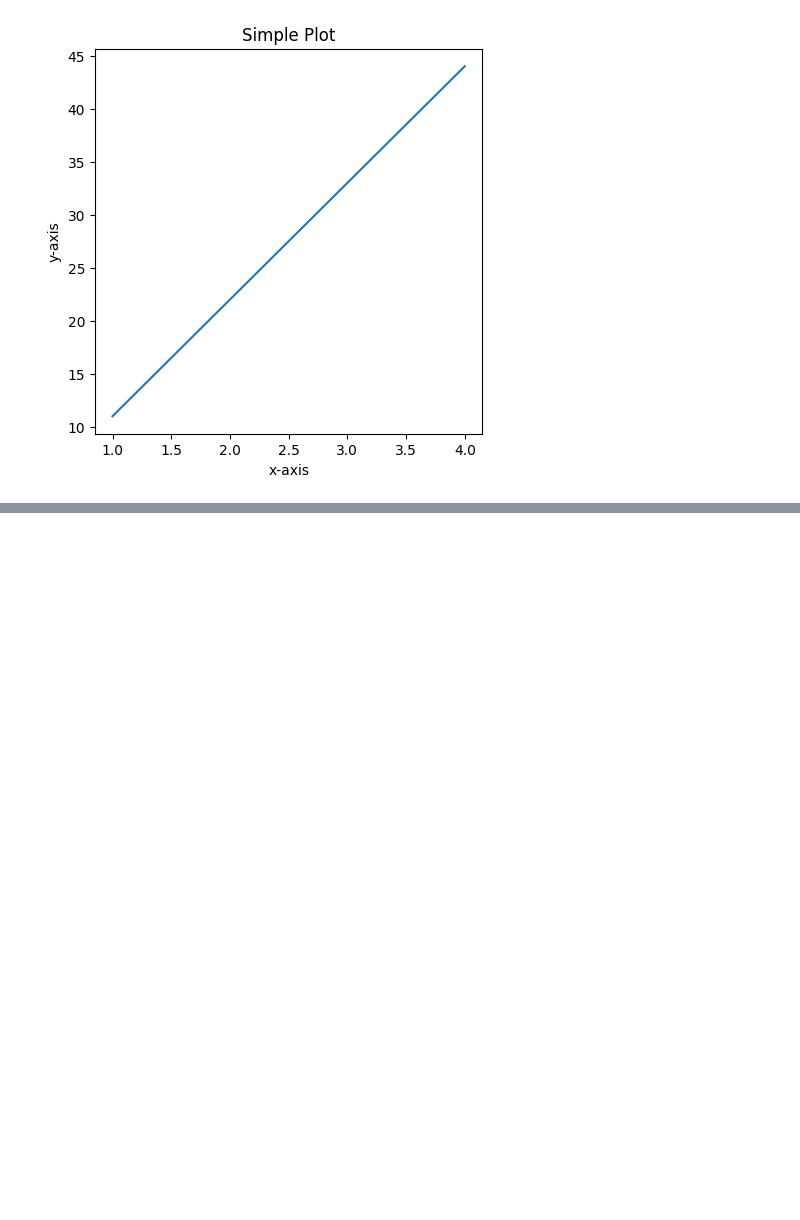
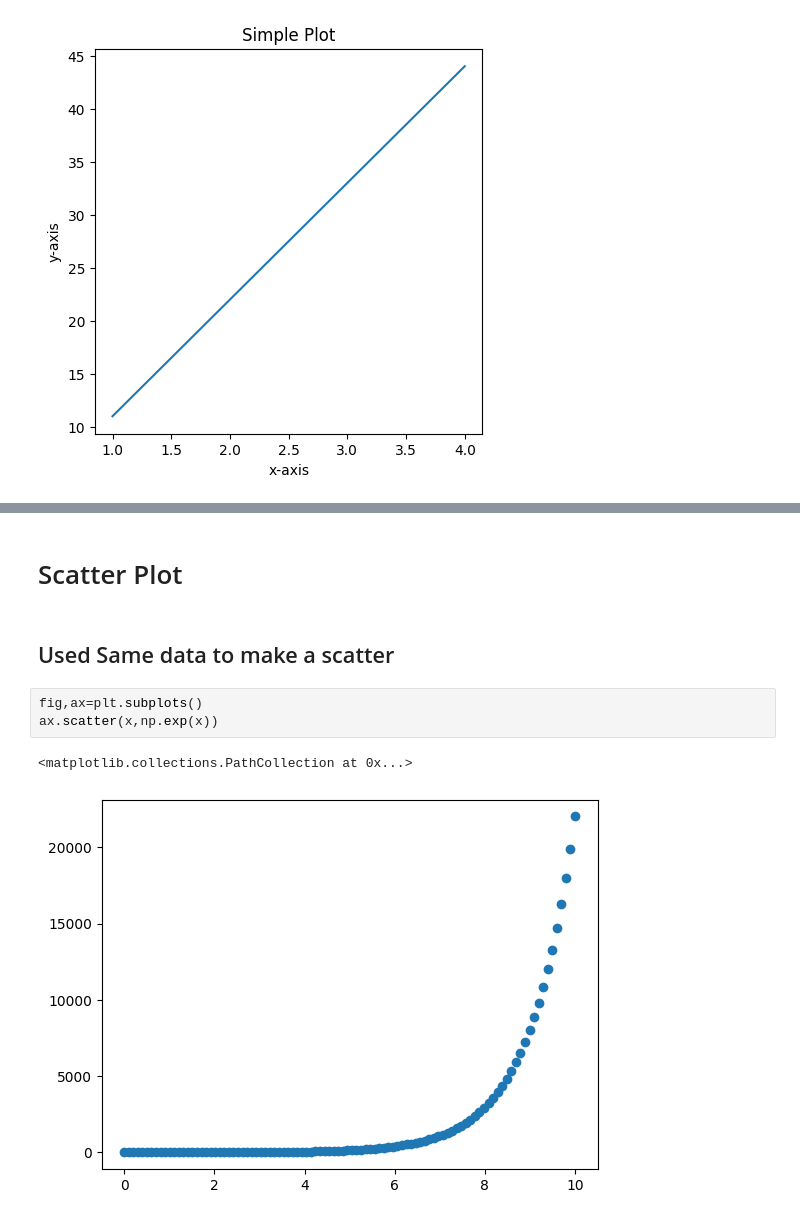
Before and after one commit to Shailsharma2604/code_sem4, a Jupyter notebook: practice/M.L/3.ipynb, the cells around one changed output, grey strips where cells are left out. Saved outputs shown, nothing was run; the diff lists cells and outputs as text; blank space fills up the shorter version.

```diff
--- a/practice/M.L/3.ipynb
+++ b/practice/M.L/3.ipynb
@@ -119,0 +149,10 @@ fig.savefig("./image./sample-plot.png")
+# %% [markdown]
+# Scatter Plot
+# %% [markdown]
+## Used Same data to make a scatter
+# %%
+fig,ax=plt.subplots()
+ax.scatter(x,np.exp(x))
+# %% [output]
+<matplotlib.collections.PathCollection at 0x...>
+[figure, added]
```
Also changed, not shown: parts of 11 cells of this notebook.
